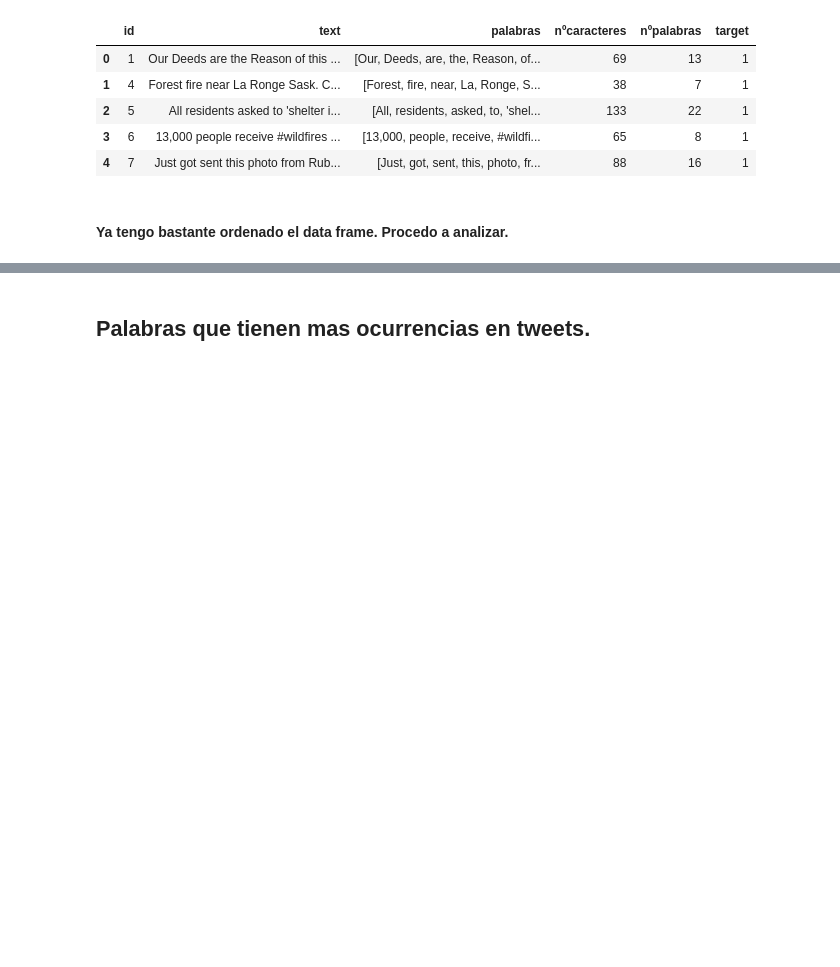
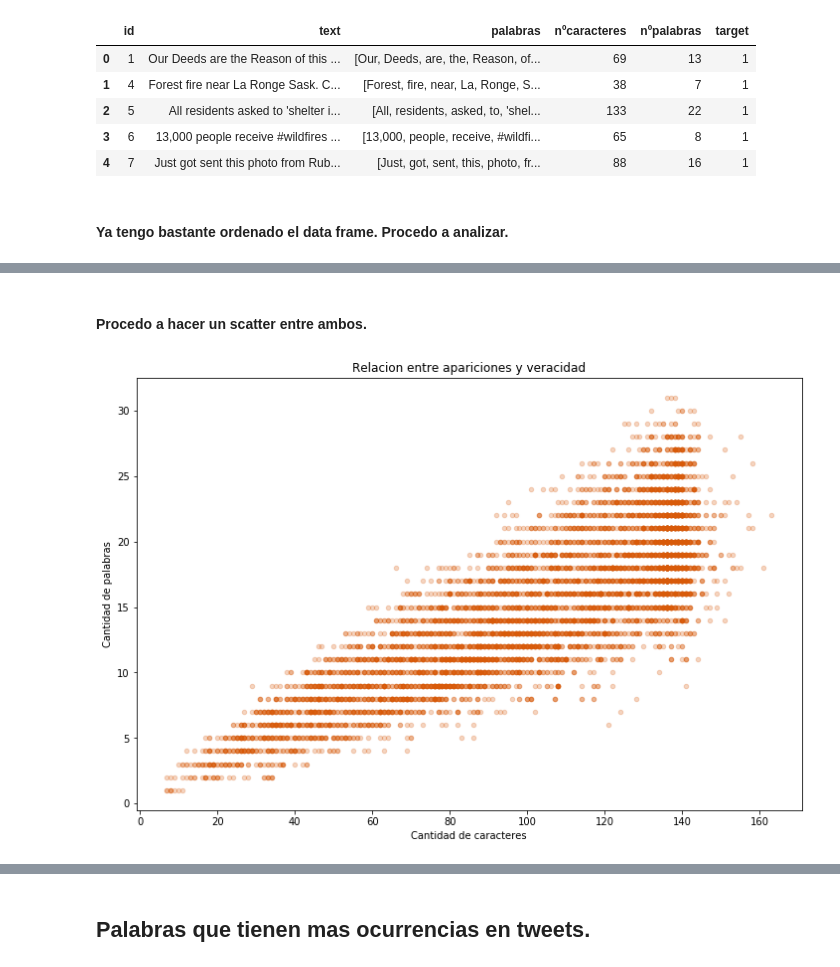
Before and after one commit to RiedelNicolas/TP1-Organizacion-de-Datos, a Jupyter notebook: Nico.ipynb, the cells around one changed output, grey strips where cells are left out. Saved outputs shown, nothing was run; the diff lists cells and outputs as text; code cells hidden in the pictures; blank space fills up the shorter version.

```diff
--- a/Nico.ipynb
+++ b/Nico.ipynb
@@ -122,0 +126,2 @@ tweets.head()
+# %%
+tweets_largo = tweets.filter(items=['nºcaracteres', 'nºpalabras', 'target'])
@@ -122,0 +137,10 @@ tweets.head()
+# %% [markdown]
+#### Procedo a hacer un scatter entre ambos.
+# %%
+color = cmap(0.7)
+tweets_largo.plot.scatter('nºcaracteres','nºpalabras', title='Relacion entre apariciones y veracidad',alpha=0.25,figsize=(12,8), color = color);
+ax=plt.gca()
+ax.set_xlabel('Cantidad de caracteres')
+ax.set_ylabel('Cantidad de palabras');
+# %% [output]
+[figure, added]
```
Also changed, not shown: parts of 31 cells of this notebook.
